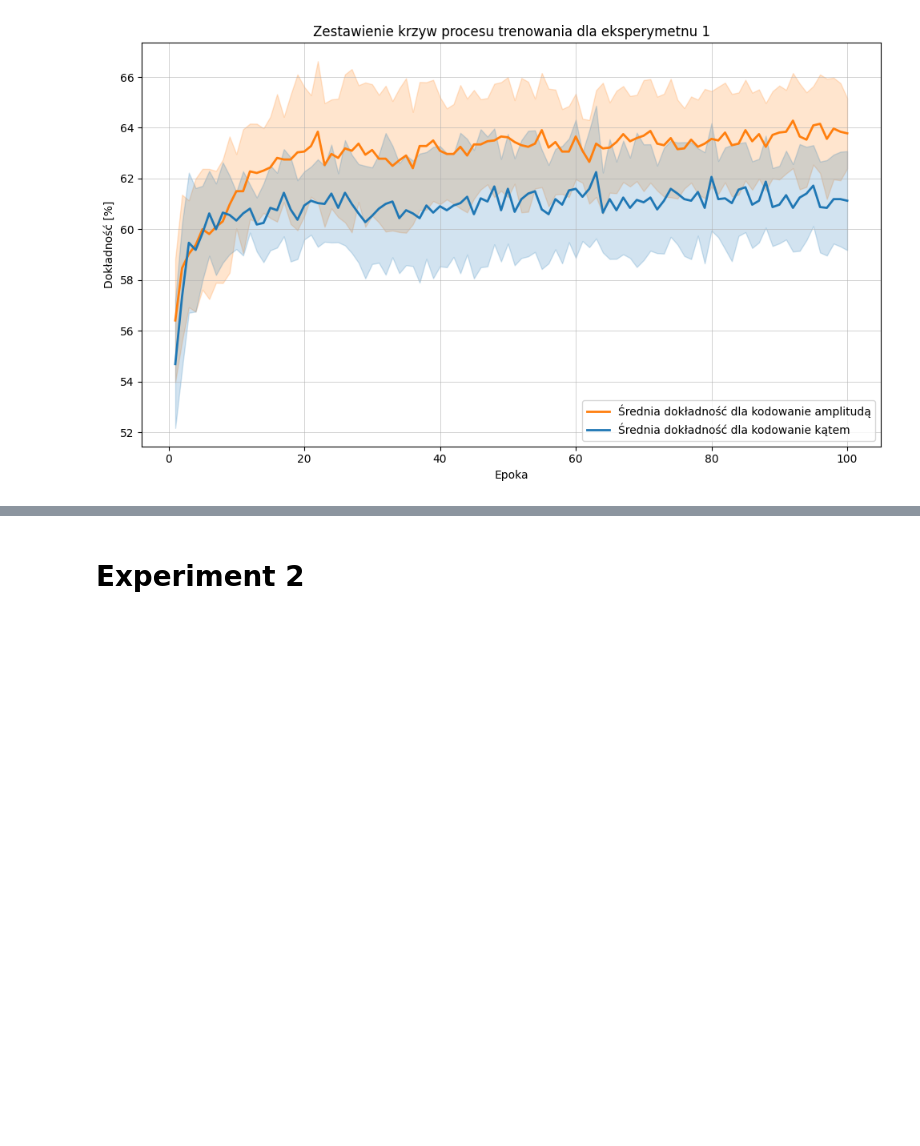
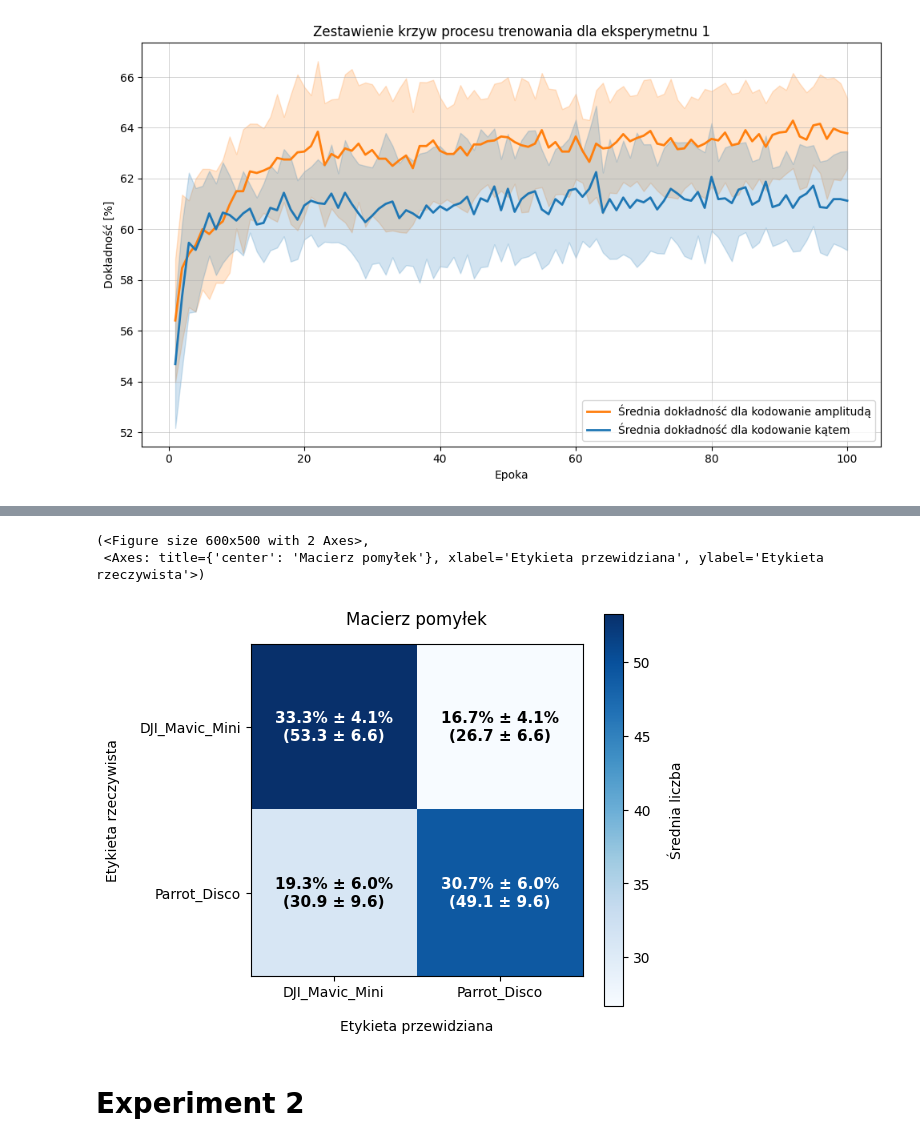
Before and after one commit to AdrianPanasiewicz/QML_for_radar_classification, a Jupyter notebook: MachineLearning/training_pipeline.ipynb, the cells around one changed output, grey strips where cells are left out. Saved outputs shown, nothing was run; the diff lists cells and outputs as text; code cells hidden in the pictures; blank space fills up the shorter version.

```diff
--- a/MachineLearning/training_pipeline.ipynb
+++ b/MachineLearning/training_pipeline.ipynb
@@ -755,3 +767,15 @@ plt.show()
+# %%
+full_path =r"E:\Zycie\Nauka\Studia\Inf\Praca dyplomowa\Thesis_project\QML_for_radar_classification\Results\Experiment_1\angle_stats.pkl"
+
+with open(full_path, "rb") as f:
+    metric_dict = pickle.load(f)
+
+plotter = DataVisualizer(language="polish")
+plotter.plot_confusion_matrix(metric_dict, significant_digits=1)
+# %% [output]
+(<Figure size 600x500 with 2 Axes>,
+ <Axes: title={'center': 'Macierz pomyłek'}, xlabel='Etykieta przewidziana', ylabel='Etykieta rzeczywista'>)
+[figure, added]
 # %% [markdown]
 # Experiment 2
 # %% [markdown]
```
Also changed, not shown: parts of 3 cells of this notebook, 7 other files.
